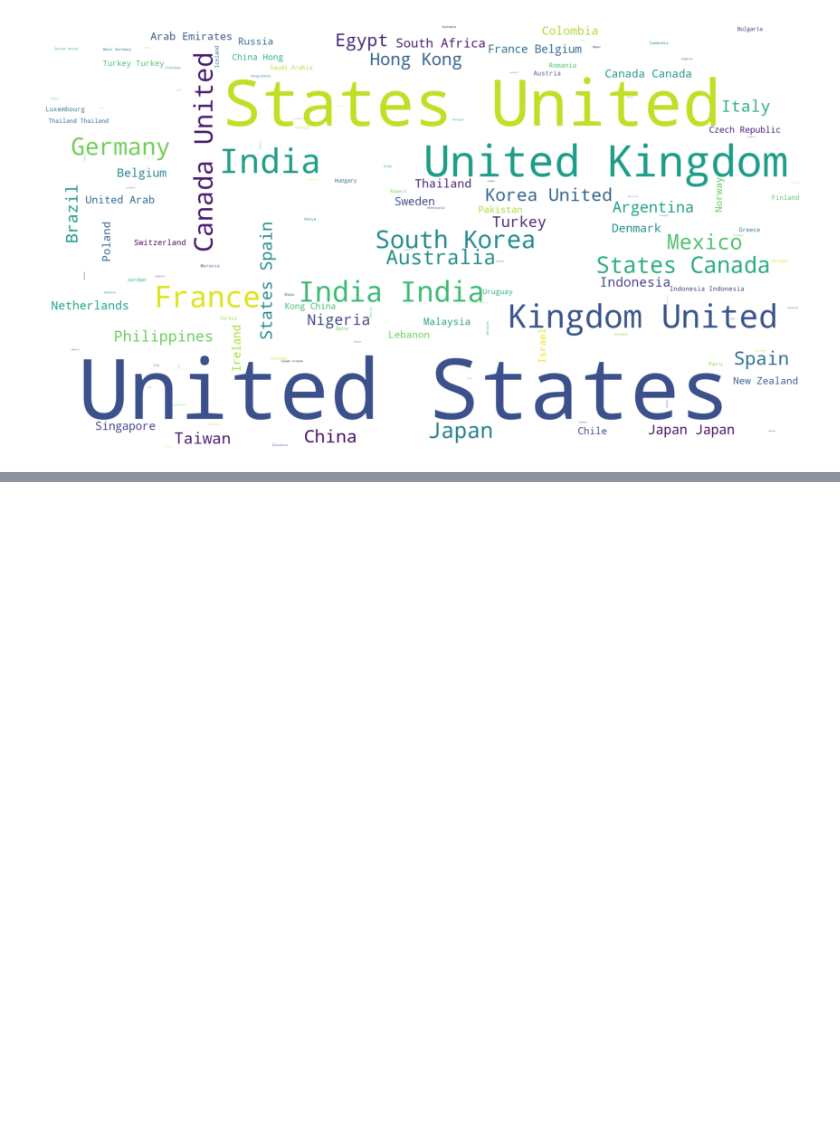
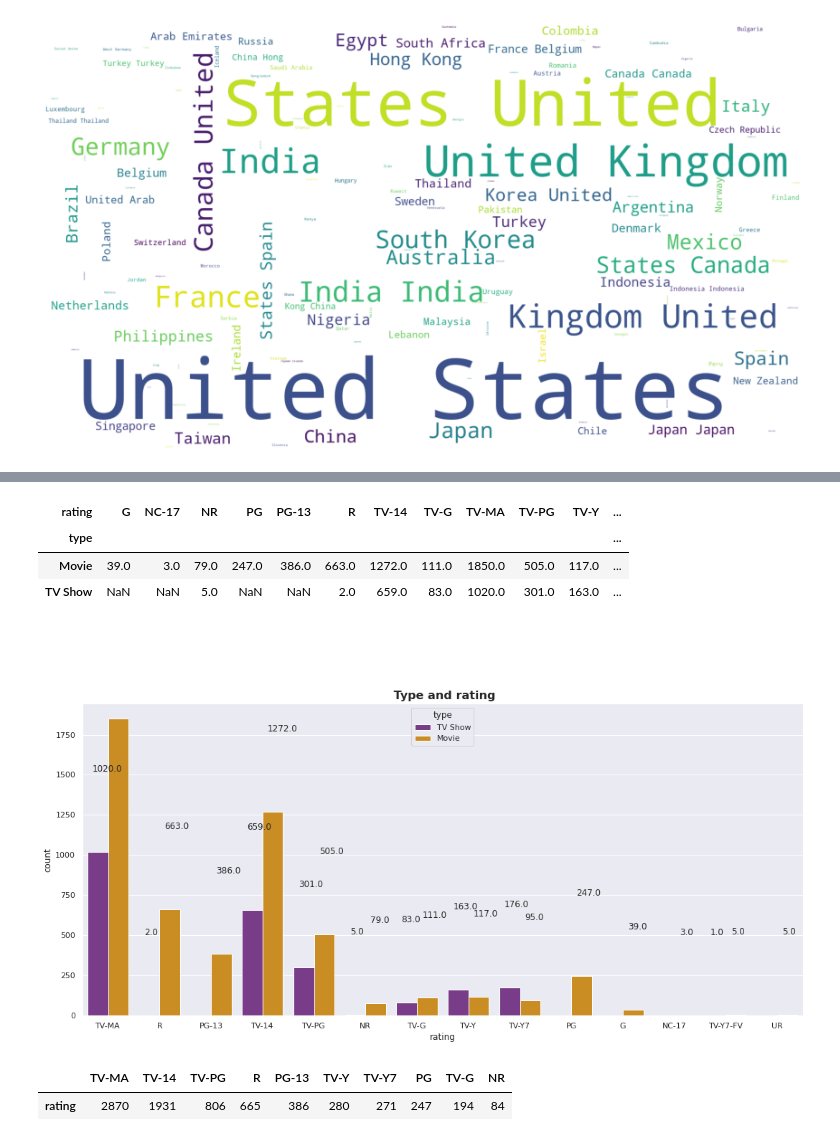
Before and after one commit to 143biswajit/NETFLIX-MOVIES-AND-TV-SHOWS-CLUSTERING, a Jupyter notebook: NETFLIX_MOVIES_AND_TV_SHOWS_CLUSTERING.ipynb, the cells around one changed output, grey strips where cells are left out. Drawn from its saved outputs; the diff is of its cells as text; code cells hidden in the pictures; blank space fills up the shorter version.

```diff
--- a/NETFLIX_MOVIES_AND_TV_SHOWS_CLUSTERING.ipynb
+++ b/NETFLIX_MOVIES_AND_TV_SHOWS_CLUSTERING.ipynb
@@ -337,0 +367,22 @@ plt.show()
+# %%
+booking_per_year = data.groupby('type')['rating'].value_counts().sort_index().unstack()
+booking_per_year
+# %% [output]
+| rating | G | NC-17 | NR | PG | PG-13 | R | TV-14 | TV-G | TV-MA | TV-PG | TV-Y | ... |
+| type |  |  |  |  |  |  |  |  |  |  |  | ... |
+| Movie | 39.0 | 3.0 | 79.0 | 247.0 | 386.0 | 663.0 | 1272.0 | 111.0 | 1850.0 | 505.0 | 117.0 | ... |
+| TV Show | NaN | NaN | 5.0 | NaN | NaN | 2.0 | 659.0 | 83.0 | 1020.0 | 301.0 | 163.0 | ... |
+# %%
+# type wise rating count
+plt.figure(figsize=(18,8))
+ax = sns.countplot(x='rating',hue='type',data=data,palette="CMRmap")
+plt.title(' Type and rating',size='16',fontweight="bold")
+for p in ax.patches:
+    ax.annotate((p.get_height()), (p.get_x() +0.1, p.get_height()+500))
+# %% [output]
+[figure, added]
+# %%
+data['rating'].value_counts().head(10).to_frame().T
+# %% [output]
+|  | TV-MA | TV-14 | TV-PG | R | PG-13 | TV-Y | TV-Y7 | PG | TV-G | NR |
+| rating | 2870 | 1931 | 806 | 665 | 386 | 280 | 271 | 247 | 194 | 84 |
```
Also changed, not shown: parts of 8 cells of this notebook.
